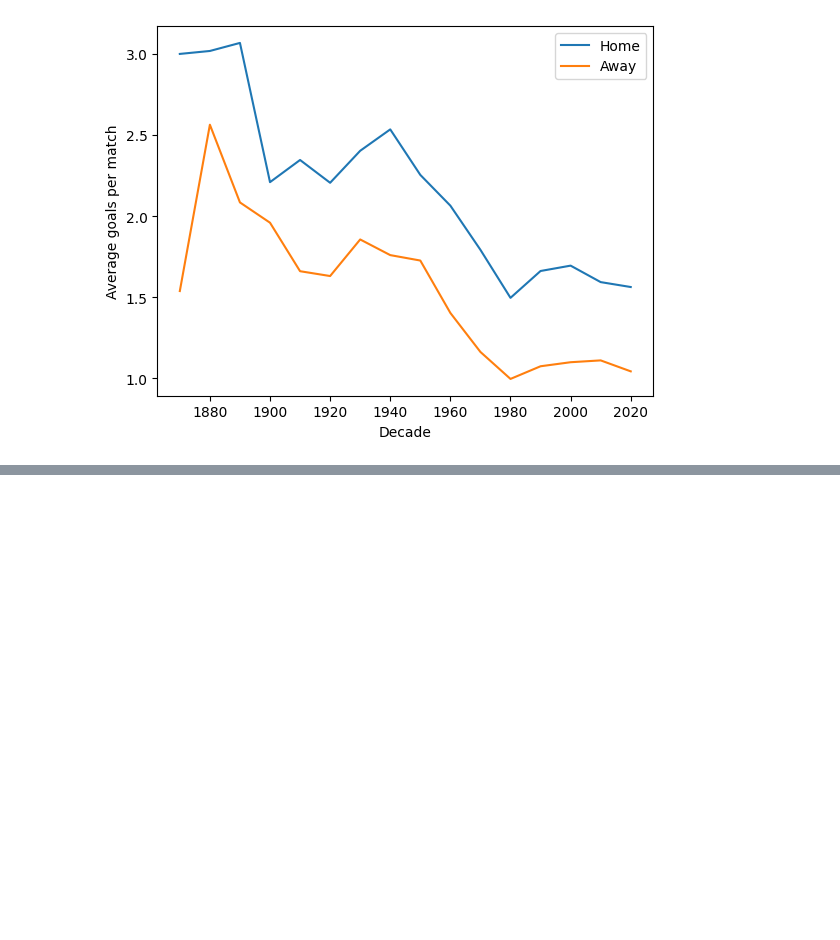
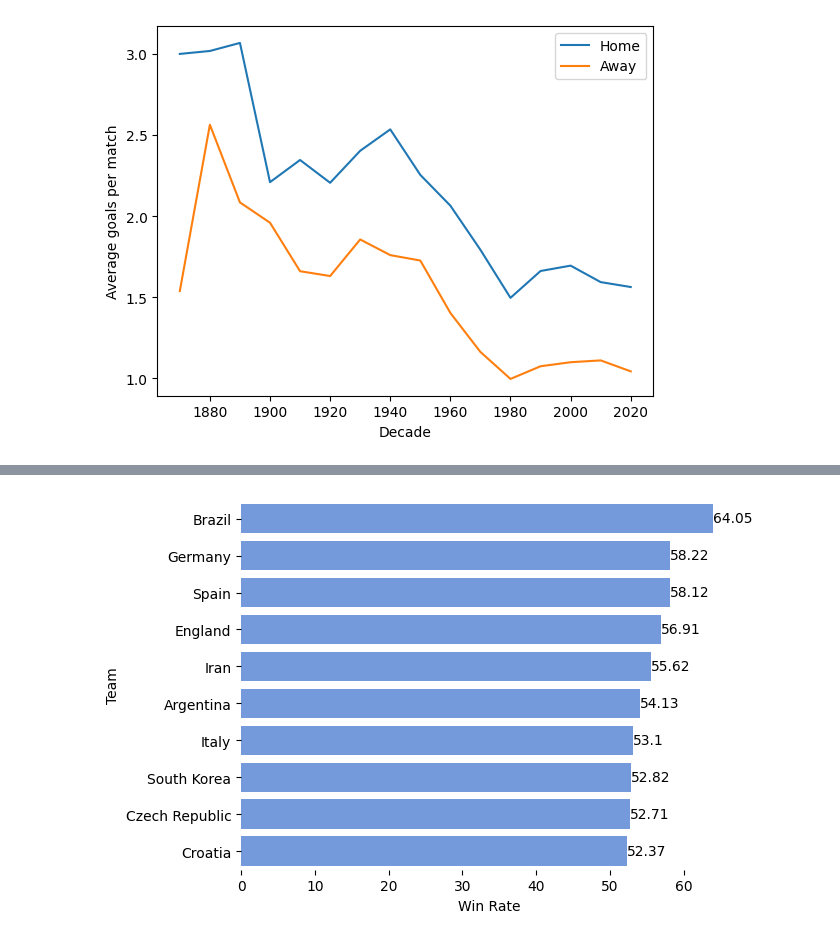
Before and after one commit to zina1t/Football-Matches-Analysis, a Jupyter notebook: football.ipynb, the cells around one changed output, grey strips where cells are left out. Saved outputs shown, nothing was run; the diff lists cells and outputs as text; code cells hidden in the pictures; blank space fills up the shorter version.

```diff
--- a/football.ipynb
+++ b/football.ipynb
@@ -262,0 +247,11 @@ dtype: float64
+# %%
+# Get the teams with the highest win rate and played at least 280 games (average number of games)
+best_winrate_teams = teams[teams['Games'] >= 280]['Win Rate'].nlargest(10)
+ax = sns.barplot(x=best_winrate_teams.values, y=best_winrate_teams.index, orient='h', color='cornflowerblue')
+ax.set_xlabel('Win Rate')
+ax.set_ylabel('Team')
+sns.despine(bottom = True, left = True)
+for container in ax.containers:
+    ax.bar_label(container)
+# %% [output]
+[figure, added]
```
Also changed, not shown: parts of 6 cells of this notebook.
